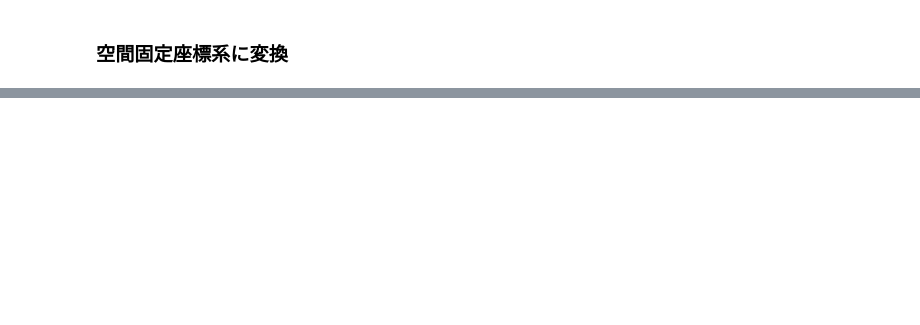
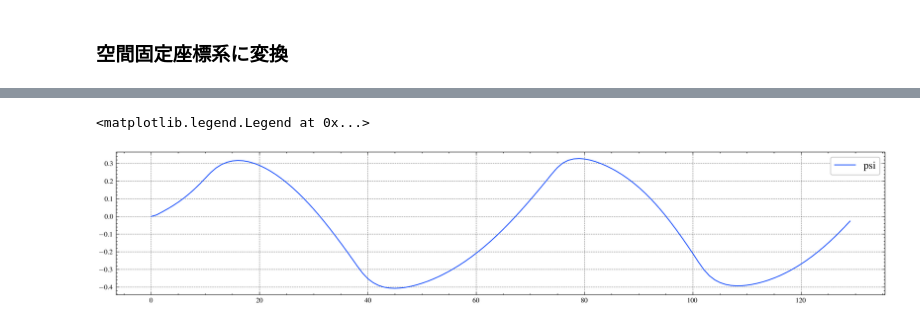
Before and after one commit to Haruki-Yama/MPC-EF-python-casadi, a Jupyter notebook: shipmmg_casadi_mpc.ipynb, the cells around one changed output, grey strips where cells are left out. Saved outputs shown, nothing was run; the diff lists cells and outputs as text; code cells hidden in the pictures; blank space fills up the shorter version.

```diff
--- a/shipmmg_casadi_mpc.ipynb
+++ b/shipmmg_casadi_mpc.ipynb
@@ -440,3 +431,10 @@ plt.ylim(-10,10)
+# %%
+plt.figure(figsize=(16,3))
+plt.plot(t_eval,psi,label='psi')
+plt.legend(fontsize=12)
+# %% [output]
+<matplotlib.legend.Legend at 0x...>
+[figure, added]
 # %%
 fig = plt.figure(figsize=(16, 9))
 ax1 = fig.add_subplot(3, 1, 1)
```
Also changed, not shown: parts of 6 cells of this notebook.
